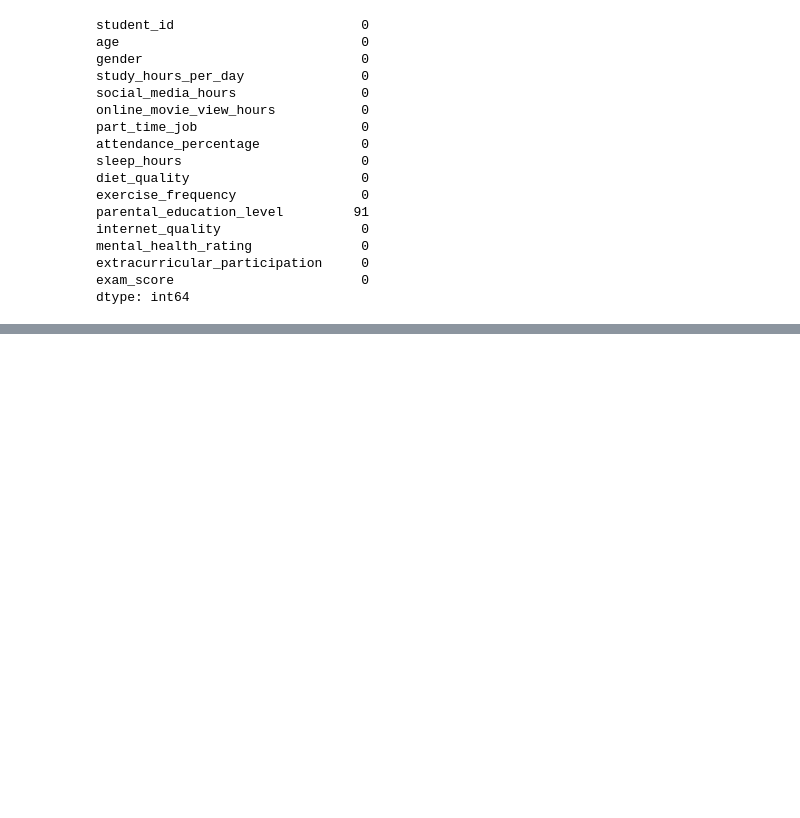
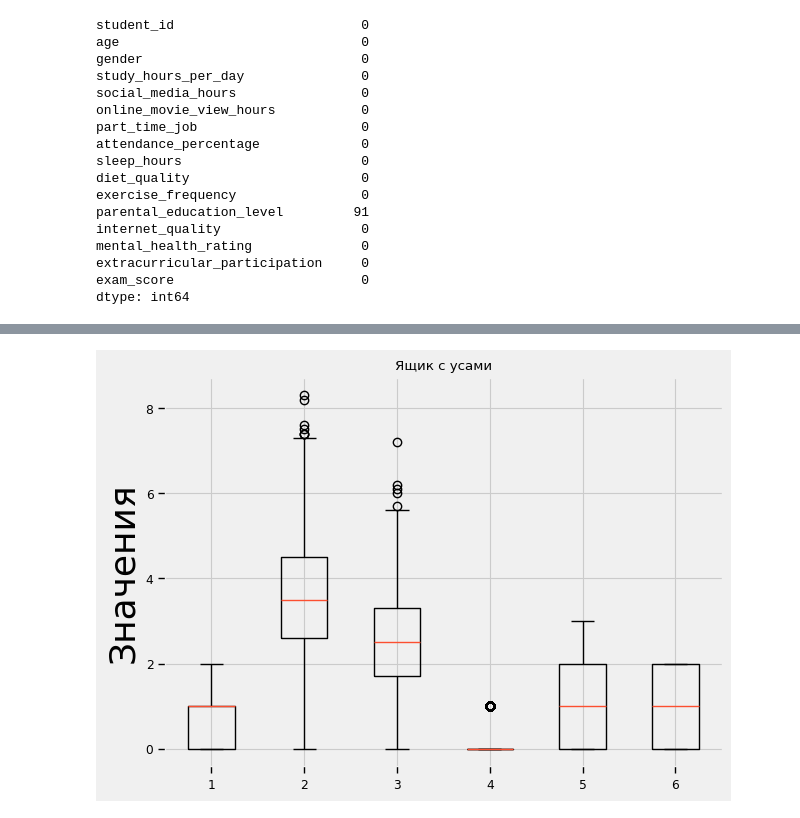
Before and after one commit to GordStep/lab-work-Linear-regression, a Jupyter notebook: source/main.ipynb, the cells around one changed output, grey strips where cells are left out. Drawn from its saved outputs; the diff is of its cells as text; code cells hidden in the pictures; blank space fills up the shorter version.

```diff
--- a/source/main.ipynb
+++ b/source/main.ipynb
@@ -193,0 +207,8 @@ data.head(5)
+# %%
+# Построение ящика с усами
+plt.boxplot(data)
+plt.ylabel('Значения')
+plt.title('Ящик с усами')
+plt.show()
+# %% [output]
+[figure, added]
```
Also changed, not shown: parts of 35 cells of this notebook, 1 other file.
